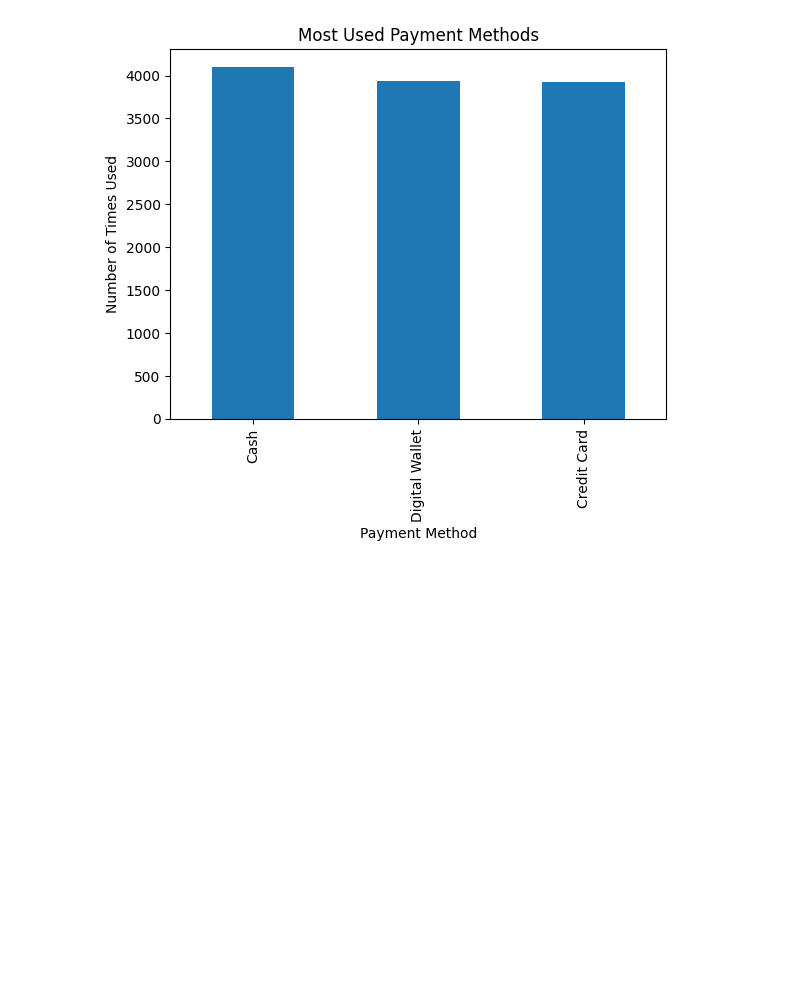
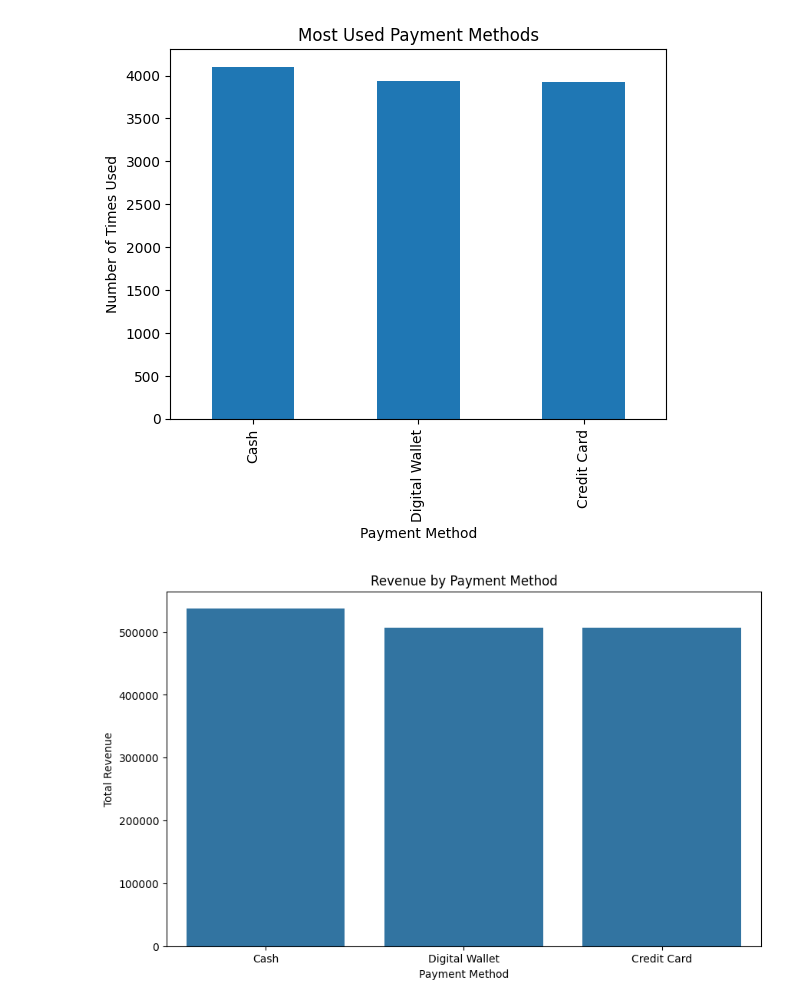
Before and after one commit to NawarajPoudel18/30-Data-science, a Jupyter notebook: assigenemtday15.ipynb, the cells around one changed output. Saved outputs shown, nothing was run; the diff lists cells and outputs as text; code cells hidden in the pictures; blank space fills up the shorter version.

```diff
--- a/assigenemtday15.ipynb
+++ b/assigenemtday15.ipynb
@@ -22,15 +18,12 @@ d.head(10)
 | 8 | TXN_9728486 | CUST_23 | Furniture | Item_16_FUR | 27.5 | 1.0 | 27.5 | Credit Card | ... |
 | 9 | TXN_2722661 | CUST_25 | Butchers | Item_22_BUT | 36.5 | 3.0 | 109.5 | Cash | ... |
 # %%
-# Define our 3 key columns
-check_cols = ['Quantity', 'Price Per Unit', 'Total Spent']
+check = ['Quantity', 'Price Per Unit', 'Total Spent']
 
-# 1. Count how many missing values each row has in those 3 columns
-missing_counts = d[check_cols].isnull().sum(axis=1)
+#Count how many missing values each row has in those 3 columns
+missing_counts = d[check].isnull().sum(axis=1)
 # print(missing_counts)
 
-# 2. Keep only the rows where missing values are LESS than 2
-# (This means we keep rows with 0 or 1 missing value)
 df = d[missing_counts < 2].copy()
 
 print(f"Rows kept after smart cleaning: {len(df)}")
@@ -131,3 +114,13 @@ plt.ylabel('Number of Times Used')
 plt.show()
 # %% [output]
 [figure]
+# %%
+pm_revenue = df.groupby('Payment Method')['Total Spent'].sum().sort_values(ascending=False)
+
+plt.figure(figsize=(10, 6))
+sns.barplot(x=pm_revenue.index, y=pm_revenue.values,)
+plt.title('Revenue by Payment Method')
+plt.ylabel('Total Revenue')
+plt.savefig('payment_revenue_bar.png')
+# %% [output]
+[figure, added]
```
Also changed, not shown: parts of 7 cells of this notebook, 1 other file.
